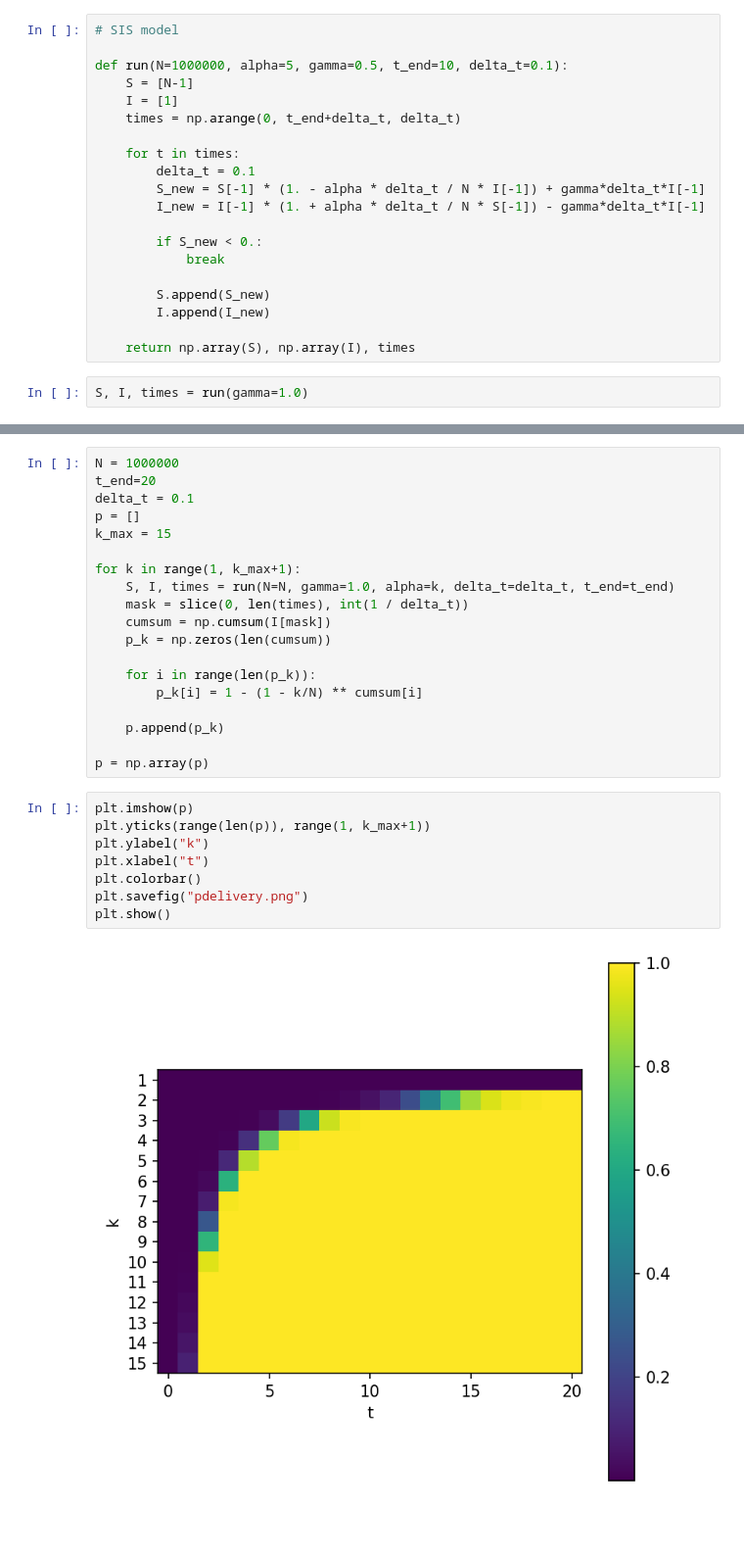
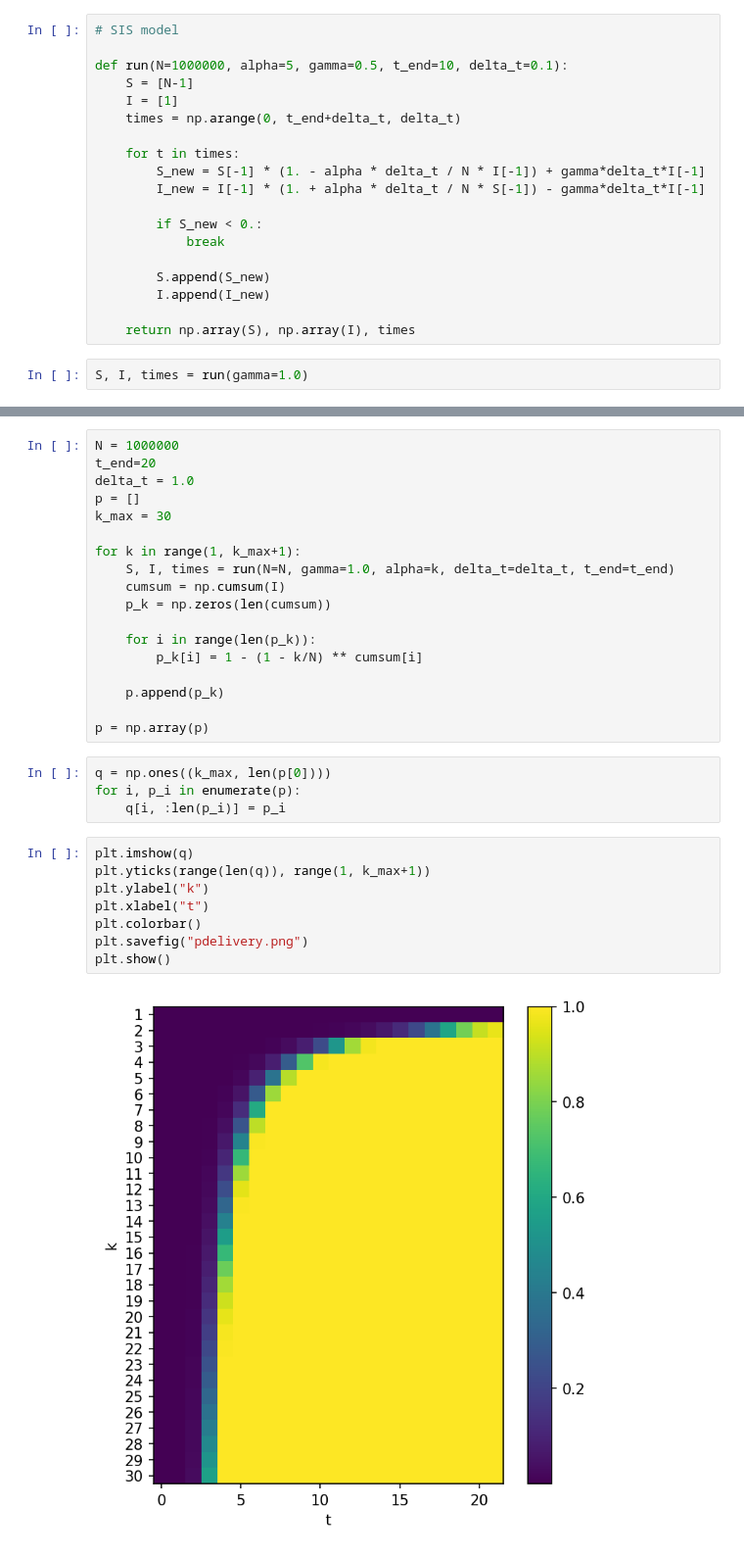
Before and after one commit to glouppe/info8002-large-scale-data-systems, a Jupyter notebook: code/SIS.ipynb, the cells around one changed output, grey strips where cells are left out. Shown at 98% size. Cells and saved outputs as stored; diff of their text form; blank space fills up the shorter version.

```diff
--- a/code/SIS.ipynb
+++ b/code/SIS.ipynb
@@ -13,7 +13,6 @@ def run(N=1000000, alpha=5, gamma=0.5, t_end=10, delta_t=0.1):
     times = np.arange(0, t_end+delta_t, delta_t)
 
     for t in times:
-        delta_t = 0.1
         S_new = S[-1] * (1. - alpha * delta_t / N * I[-1]) + gamma*delta_t*I[-1]
         I_new = I[-1] * (1. + alpha * delta_t / N * S[-1]) - gamma*delta_t*I[-1]
 
@@ -37,14 +36,13 @@ plt.show()
 # %%
 N = 1000000
 t_end=20
-delta_t = 0.1
+delta_t = 1.0
 p = []
-k_max = 15
+k_max = 30
 
 for k in range(1, k_max+1):
     S, I, times = run(N=N, gamma=1.0, alpha=k, delta_t=delta_t, t_end=t_end)
-    mask = slice(0, len(times), int(1 / delta_t))
-    cumsum = np.cumsum(I[mask])
+    cumsum = np.cumsum(I)
     p_k = np.zeros(len(cumsum))
 
     for i in range(len(p_k)):
@@ -53,13 +51,17 @@ for k in range(1, k_max+1):
     p.append(p_k)
 
 p = np.array(p)
+# %%
+q = np.ones((k_max, len(p[0])))
+for i, p_i in enumerate(p):
+    q[i, :len(p_i)] = p_i
 # %%
-plt.imshow(p)
-plt.yticks(range(len(p)), range(1, k_max+1))
+plt.imshow(q)
+plt.yticks(range(len(q)), range(1, k_max+1))
 plt.ylabel("k")
 plt.xlabel("t")
 plt.colorbar()
 plt.savefig("pdelivery.png")
 plt.show()
 # %% [output]
-[figure, old version]
+[figure, new version]
```
Also changed, not shown: 4 other files.
